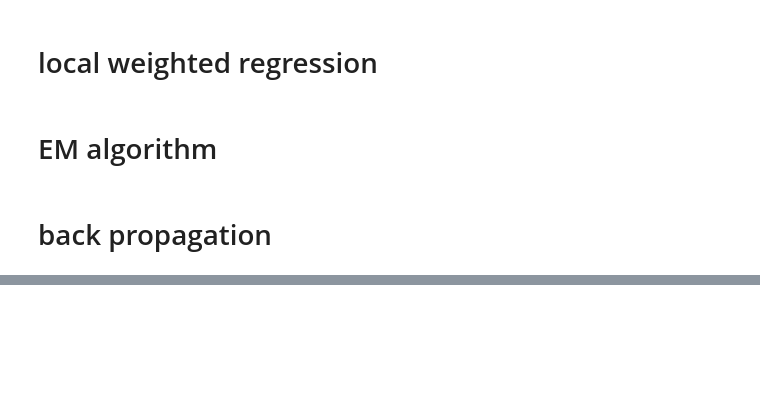
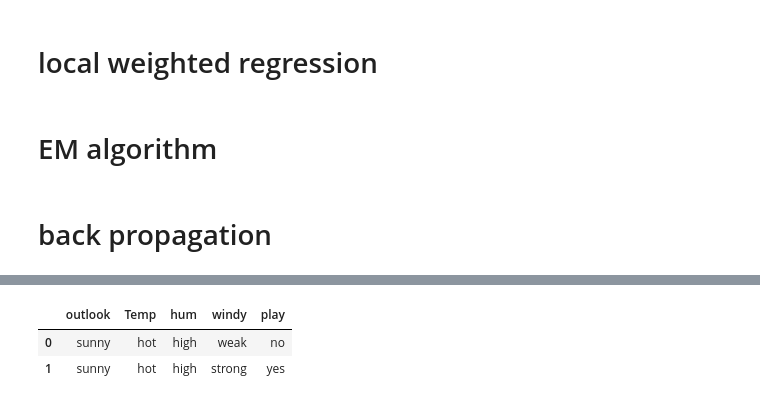
Before and after one commit to MsHegde-code/sem7, a Jupyter notebook: practiceNotebook.ipynb, the cells around one changed output, grey strips where cells are left out. Cells and saved outputs as stored; diff of their text form; code cells hidden in the pictures; blank space fills up the shorter version.

```diff
--- a/practiceNotebook.ipynb
+++ b/practiceNotebook.ipynb
@@ -849,0 +1467,7 @@ the factorized dataset:
+# %%
+test = pd.read_csv(r"C:\Users\manit\Downloads\test.csv")
+test
+# %% [output]
+|  | outlook | Temp | hum | windy | play |
+| 0 | sunny | hot | high | weak | no |
+| 1 | sunny | hot | high | strong | yes |
```
Also changed, not shown: parts of 19 cells of this notebook, 2 other files.
